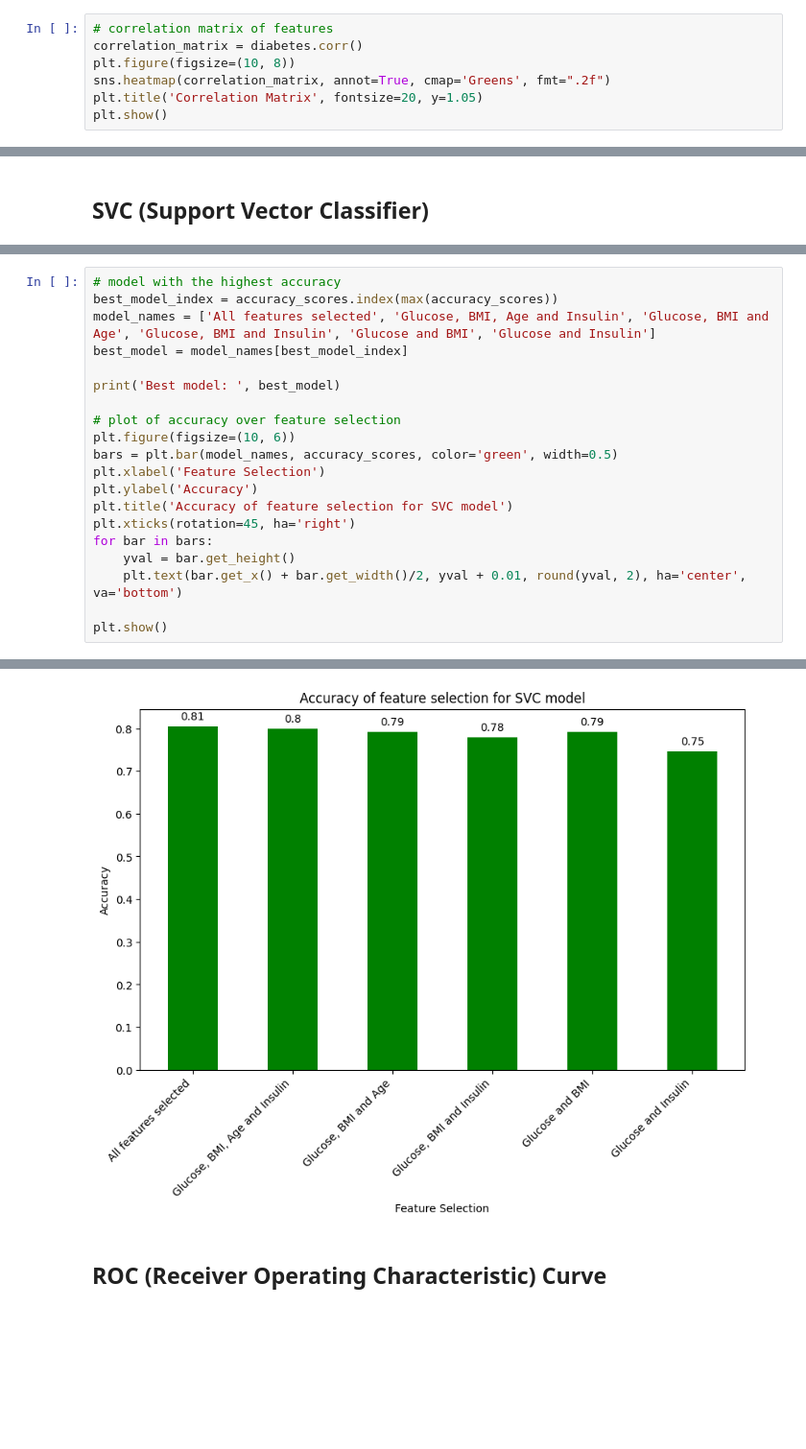
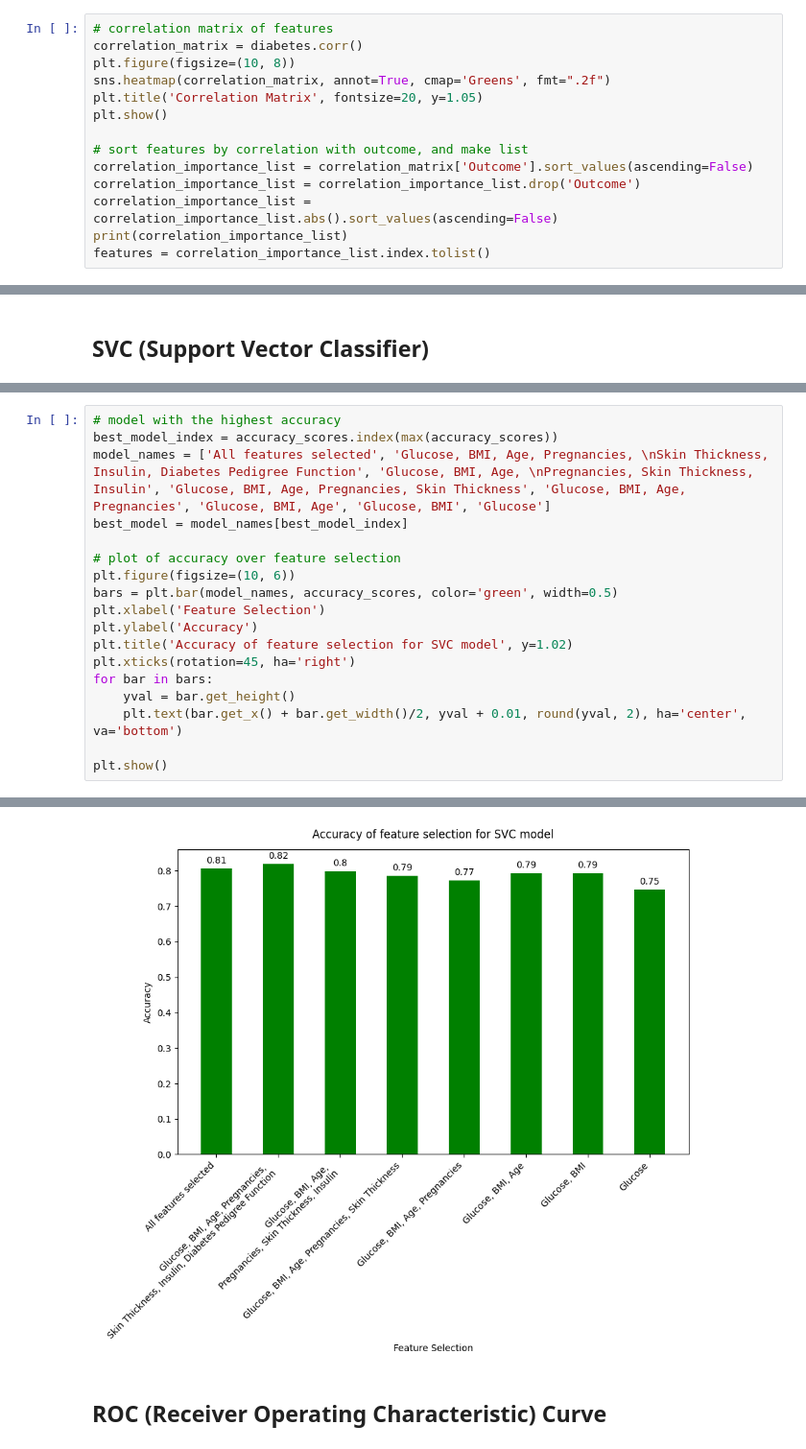
Before and after one commit to Bluxen/DA-Project1, a Jupyter notebook: 13_diabetes_prediction.ipynb, the cells around one changed output, grey strips where cells are left out. Shown at 96% size. Saved outputs shown, nothing was run; the diff lists cells and outputs as text; blank space fills up the shorter version.

```diff
--- a/13_diabetes_prediction.ipynb
+++ b/13_diabetes_prediction.ipynb
@@ -582,5 +669,12 @@ plt.figure(figsize=(10, 8))
 sns.heatmap(correlation_matrix, annot=True, cmap='Greens', fmt=".2f")
 plt.title('Correlation Matrix', fontsize=20, y=1.05)
 plt.show()
+
+# sort features by correlation with outcome, and make list
+correlation_importance_list = correlation_matrix['Outcome'].sort_values(ascending=False)
+correlation_importance_list = correlation_importance_list.drop('Outcome')
+correlation_importance_list = correlation_importance_list.abs().sort_values(ascending=False)
+print(correlation_importance_list)
+features = correlation_importance_list.index.tolist()
 # %% [output]
 [figure]
@@ -814,17 +815,15 @@ weighted avg       0.74      0.75      0.72       154
 # %%
 # model with the highest accuracy
 best_model_index = accuracy_scores.index(max(accuracy_scores))
-model_names = ['All features selected', 'Glucose, BMI, Age and Insulin', 'Glucose, BMI and Age', 'Glucose, BMI and Insulin', 'Glucose and BMI', 'Glucose and Insulin']
+model_names = ['All features selected', 'Glucose, BMI, Age, Pregnancies, \nSkin Thickness, Insulin, Diabetes Pedigree Function', 'Glucose, BMI, Age, \nPregnancies, Skin Thickness, Insulin', 'Glucose, BMI, Age, Pregnancies, Skin Thickness', 'Glucose, BMI, Age, Pregnancies', 'Glucose, BMI, Age', 'Glucose, BMI', 'Glucose']
 best_model = model_names[best_model_index]
-
-print('Best model: ', best_model)
 
 # plot of accuracy over feature selection
 plt.figure(figsize=(10, 6))
 bars = plt.bar(model_names, accuracy_scores, color='green', width=0.5)
 plt.xlabel('Feature Selection')
 plt.ylabel('Accuracy')
-plt.title('Accuracy of feature selection for SVC model')
+plt.title('Accuracy of feature selection for SVC model', y=1.02)
 plt.xticks(rotation=45, ha='right')
 for bar in bars:
     yval = bar.get_height()
@@ -836,4 +834,4 @@ Best model:  All features selected
-[figure, old version]
+[figure, new version]
 # %% [markdown]
 ## ROC (Receiver Operating Characteristic) Curve
 # %%
```
Also changed, not shown: parts of 11 cells of this notebook.
